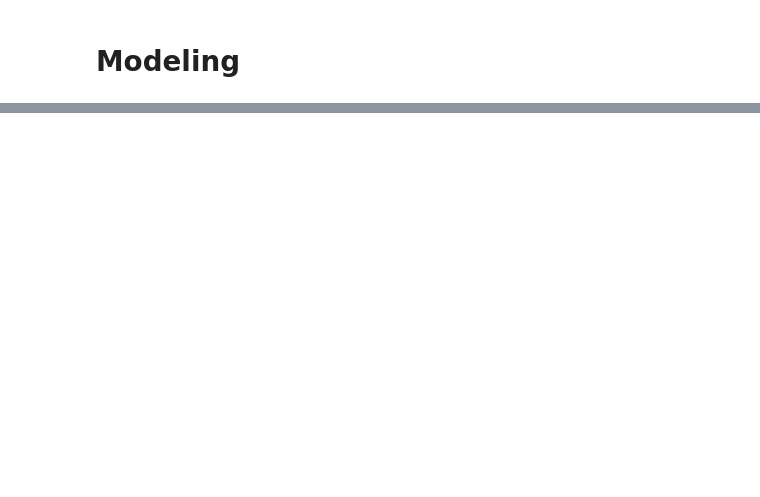
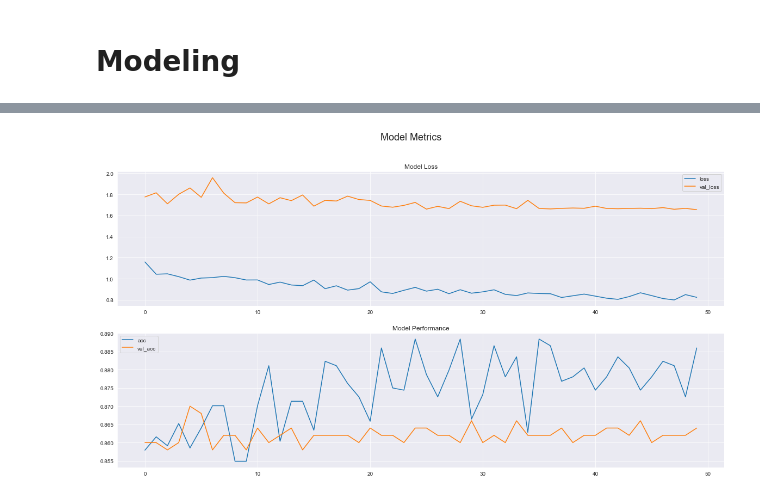
Before and after one commit to amcarite/Facial-Keypoint-Detection-with-Deep-Learning, a Jupyter notebook: oscar/1-oscar-face-keypoints.ipynb, the cells around one changed output, grey strips where cells are left out. Drawn from its saved outputs; the diff is of its cells as text; code cells hidden in the pictures; blank space fills up the shorter version.

```diff
--- a/oscar/1-oscar-face-keypoints.ipynb
+++ b/oscar/1-oscar-face-keypoints.ipynb
@@ -350,0 +527,6 @@ history = model.fit(
+# %%
+# adama with starting lr = 0.001
+model_history_df = pd.DataFrame(history_CNN_noNA4.history)
+plot_learning_curves(model_history_df, 'acc')
+# %% [output]
+[figure, added]
```
Also changed, not shown: parts of 13 cells of this notebook.
